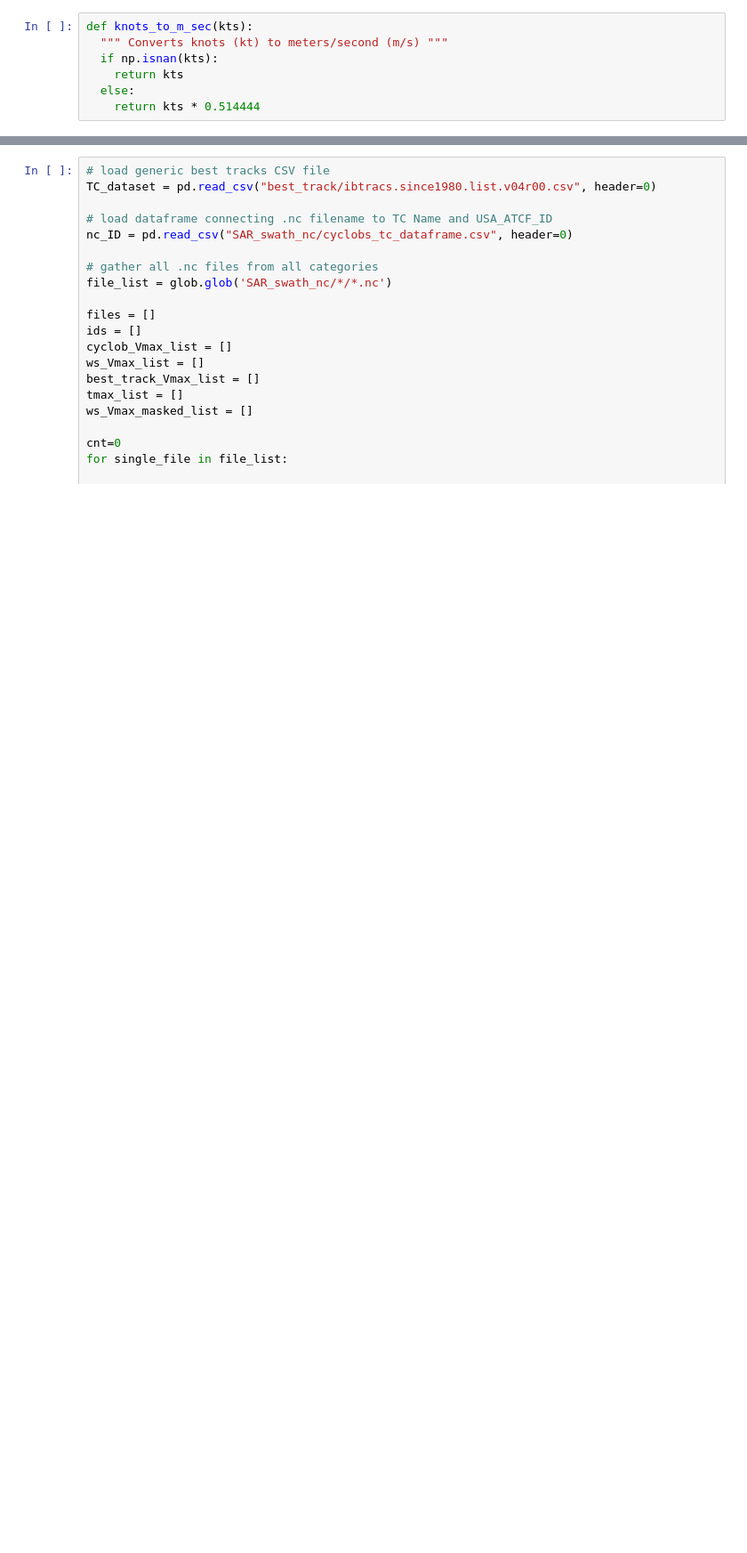
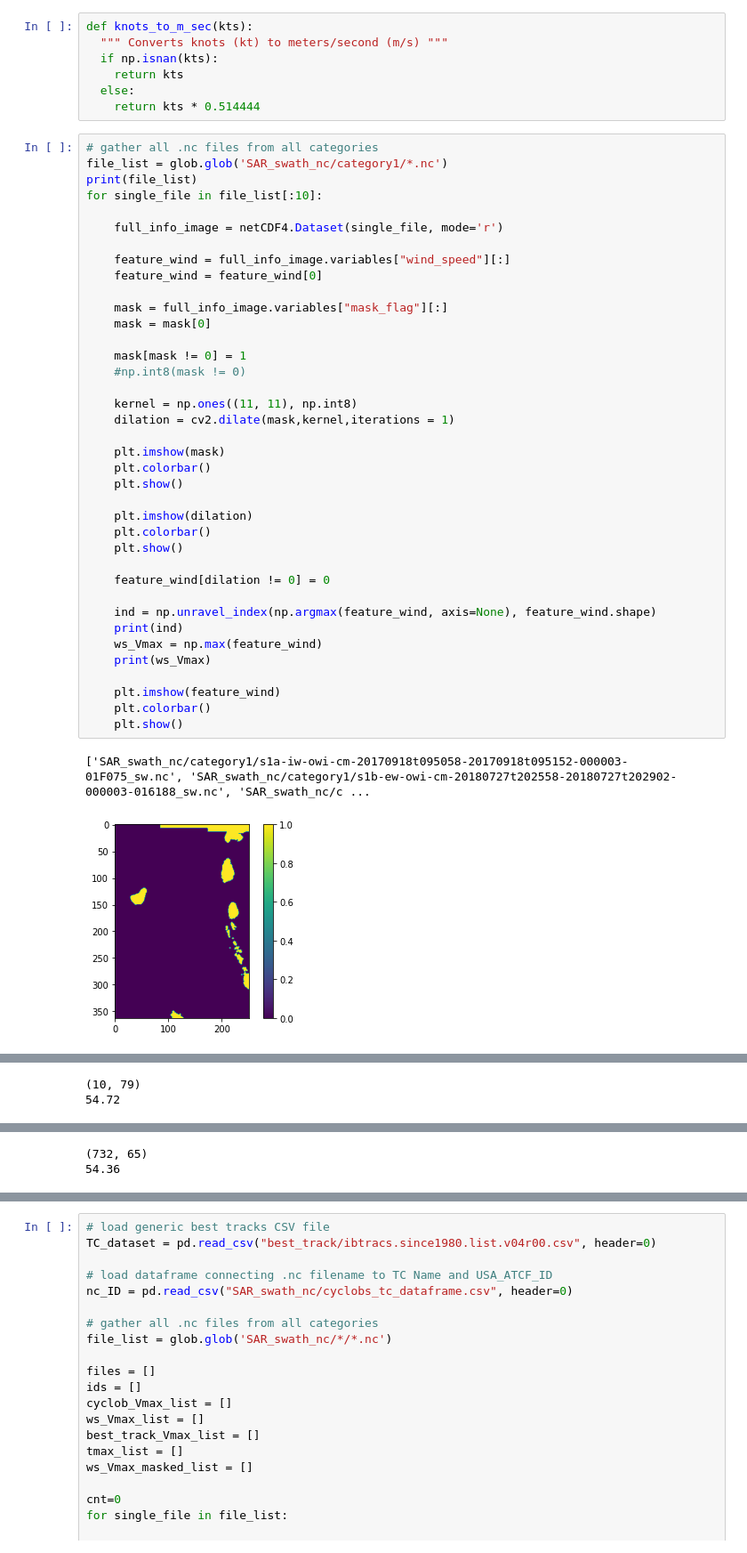
Before and after one commit to raquelcarmo/tropical_cyclones, a Jupyter notebook: src/code/TC_Vmax_Regression.ipynb, the cells around one changed output, grey strips where cells are left out. Shown at 89% size. Drawn from its saved outputs; the diff is of its cells as text; blank space fills up the shorter version.

Commit message:
Test on mask dilation with kernel

```diff
--- a/src/code/TC_Vmax_Regression.ipynb
+++ b/src/code/TC_Vmax_Regression.ipynb
@@ -88,3 +87,44 @@ def knots_to_m_sec(kts):
     return kts
   else:
     return kts * 0.514444
+# %%
+# gather all .nc files from all categories
+file_list = glob.glob('SAR_swath_nc/category1/*.nc')
+print(file_list)
+for single_file in file_list[:10]:
+
+    full_info_image = netCDF4.Dataset(single_file, mode='r')
+
+    feature_wind = full_info_image.variables["wind_speed"][:]
+    feature_wind = feature_wind[0]
+
+    mask = full_info_image.variables["mask_flag"][:]
+    mask = mask[0]
+
+    mask[mask != 0] = 1
+    #np.int8(mask != 0)
+
+    kernel = np.ones((11, 11), np.int8)
+    dilation = cv2.dilate(mask,kernel,iterations = 1)
+
+    plt.imshow(mask)
+    plt.colorbar()
+    plt.show()
+
+    plt.imshow(dilation)
+    plt.colorbar()
+    plt.show()
+
+    feature_wind[dilation != 0] = 0
+
+    ind = np.unravel_index(np.argmax(feature_wind, axis=None), feature_wind.shape)
+    print(ind)
+    ws_Vmax = np.max(feature_wind)
+    print(ws_Vmax)
+
+    plt.imshow(feature_wind)
+    plt.colorbar()
+    plt.show()
+# %% [output]
+['SAR_swath_nc/category1/s1a-iw-owi-cm-20170918t095058-20170918t095152-000003-01F075_sw.nc', 'SAR_swath_nc/category1/s1b-ew-owi-cm-20180727t202558-20180727t202902-000003-016188_sw.nc', 'SAR_swath_nc/c ...
+[figure, added]
@@ -90,0 +132,2 @@ def knots_to_m_sec(kts):
+(10, 79)
+54.72
@@ -90,0 +137,2 @@ def knots_to_m_sec(kts):
+(732, 65)
+54.36
```
Also changed, not shown: parts of 4 cells of this notebook.
